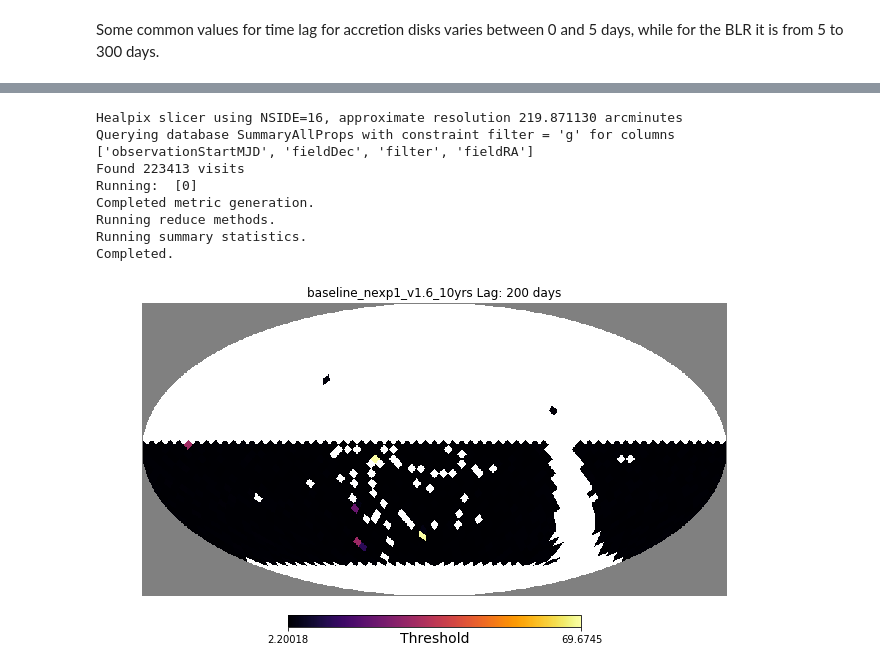
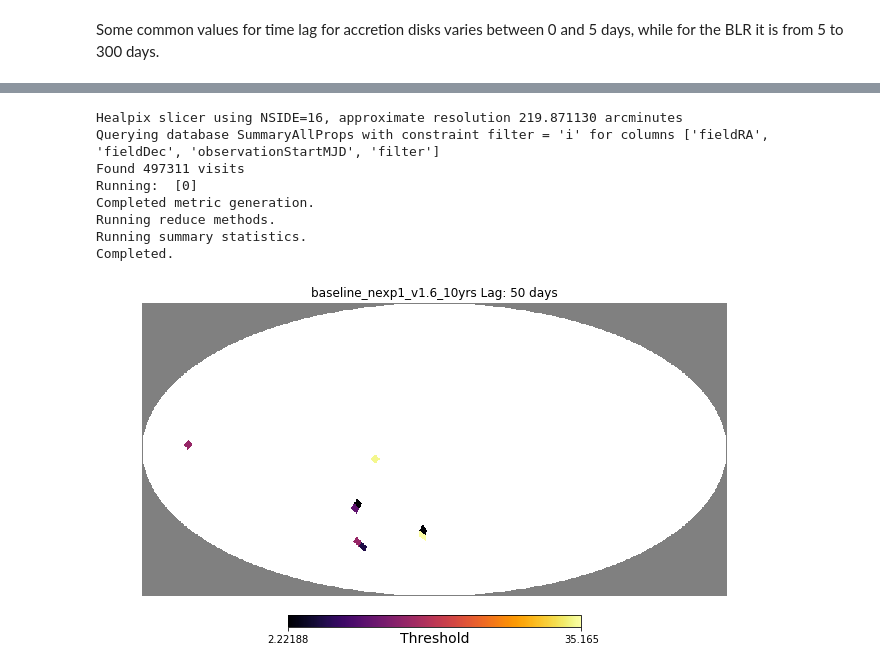
Before and after one commit to LSST-sersag/maf_metrics, a Jupyter notebook: AGN_TimeLagMetric_Example.ipynb, the cells around one changed output, grey strips where cells are left out. Drawn from its saved outputs; the diff is of its cells as text; code cells hidden in the pictures.

```diff
--- a/AGN_TimeLagMetric_Example.ipynb
+++ b/AGN_TimeLagMetric_Example.ipynb
@@ -55,29 +163,30 @@ test.runAll()
 # %%
 #baseline_nexp1_v1.6_10yrs.db
 path2 = '/home/idies/workspace/lsst_cadence/FBS_1.6/baseline_nexp1_v1.6_10yrs.db'
 name2 = 'baseline_nexp1_v1.6_10yrs'
 
 
 # Create an instance of AGN_TimeLagMetric
-filter2 = 'g'
-lag2 = 200
+filter2 = 'i'
+lag2 = 50
 name2 += ' Lag: ' + str(lag2) + " days"
 test2 = AGN_TimeLagMetric(path2, name2, filter2, lag2, nside = 16)
 
 
 from matplotlib import cm
 cmap = cm.inferno
 cmap.set_under('grey')
 
+#change color map if wanted
 test2.setCmap(cmap)
 test2.runAll()
 # %% [output]
 Healpix slicer using NSIDE=16, approximate resolution 219.871130 arcminutes
-Querying database SummaryAllProps with constraint filter = 'g' for columns ['observationStartMJD', 'fieldDec', 'filter', 'fieldRA']
-Found 223413 visits
+Querying database SummaryAllProps with constraint filter = 'i' for columns ['fieldRA', 'fieldDec', 'observationStartMJD', 'filter']
+Found 497311 visits
 Running:  [0]
 Completed metric generation.
 Running reduce methods.
 Running summary statistics.
 Completed.
-[figure, old version]
+[figure, new version]
```
Also changed, not shown: parts of 27 cells of this notebook, 1 other file.
